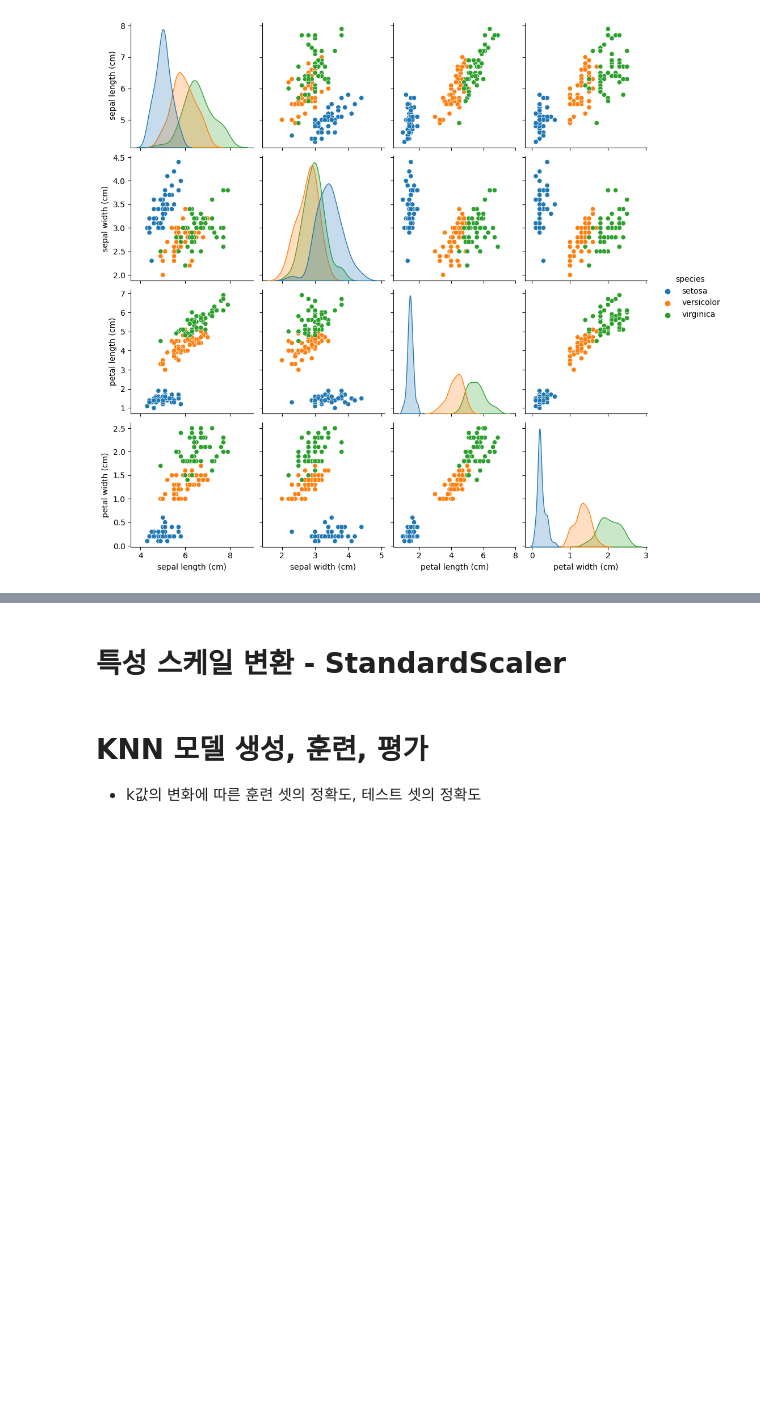
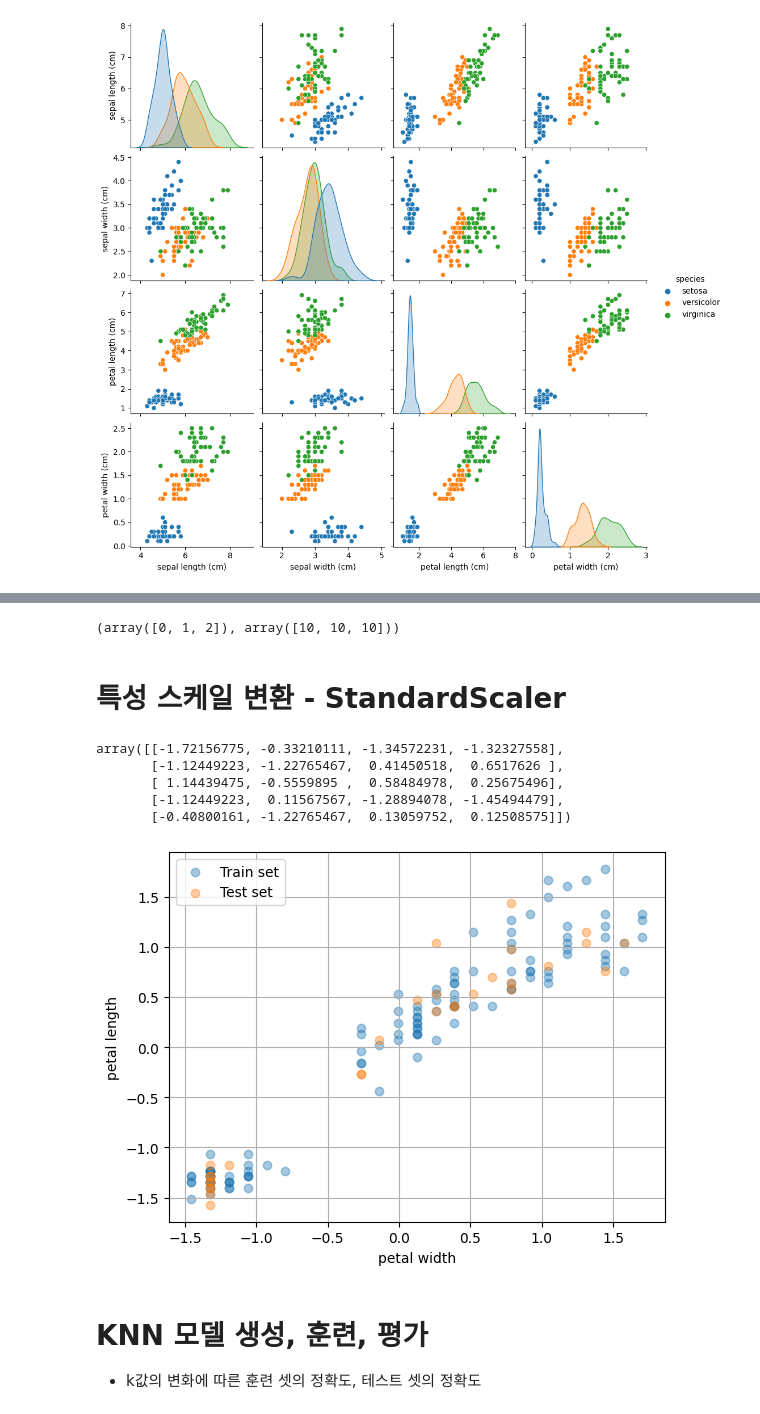
Before and after one commit to kiminhonawa/python, a Jupyter notebook: ml03_iris.ipynb, the cells around one changed output, grey strips where cells are left out. Drawn from its saved outputs; the diff is of its cells as text; code cells hidden in the pictures; blank space fills up the shorter version.

```diff
--- a/ml03_iris.ipynb
+++ b/ml03_iris.ipynb
@@ -199,0 +200,5 @@ plt.show()
+# %%
+X_tr, X_te, y_tr, y_te = train_test_split(X, y,
+                                          test_size=0.2,
+                                          random_state=42,
+                                          stratify=y)
@@ -200,5 +217,35 @@ plt.show()
+# %%
+np.unique(y_te, return_counts=True)
+# %% [output]
+(array([0, 1, 2]), array([10, 10, 10]))
 # %% [markdown]
 # 특성 스케일 변환 - StandardScaler
+# %%
+scaler = StandardScaler()  # StandardScaler 객체 생성
+# %%
+X_tr_scaled = scaler.fit_transform(X_tr)  # 훈련 셋 스케일 변환
+X_te_scaled = scaler.transform(X_te)  # 테스트 셋 스케일 변환
+# %%
+X_tr_scaled[:5]
+# %% [output]
+array([[-1.72156775, -0.33210111, -1.34572231, -1.32327558],
+       [-1.12449223, -1.22765467,  0.41450518,  0.6517626 ],
+       [ 1.14439475, -0.5559895 ,  0.58484978,  0.25675496],
+       [-1.12449223,  0.11567567, -1.28894078, -1.45494479],
+       [-0.40800161, -1.22765467,  0.13059752,  0.12508575]])
+# %%
+# x축: petal width, y축: petal length
+plt.scatter(x=X_tr_scaled[:, 3], y=X_tr_scaled[:, 2], label='Train set', alpha=0.4)
+plt.scatter(x=X_te_scaled[:, 3], y=X_te_scaled[:, 2], label='Test set', alpha=0.4)
+
+plt.legend()
+plt.grid()
+plt.xlabel('petal width')
+plt.ylabel('petal length')
+
+plt.show()
+# %% [output]
+[figure, added]
 # %% [markdown]
 # KNN 모델 생성, 훈련, 평가
 
```
Also changed, not shown: parts of 19 cells of this notebook.
